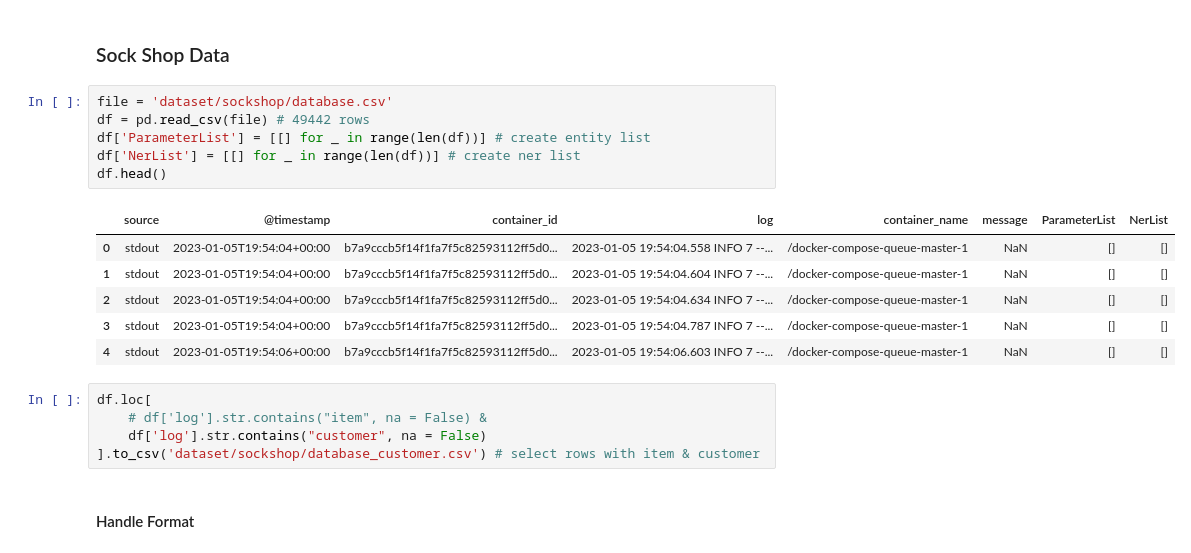
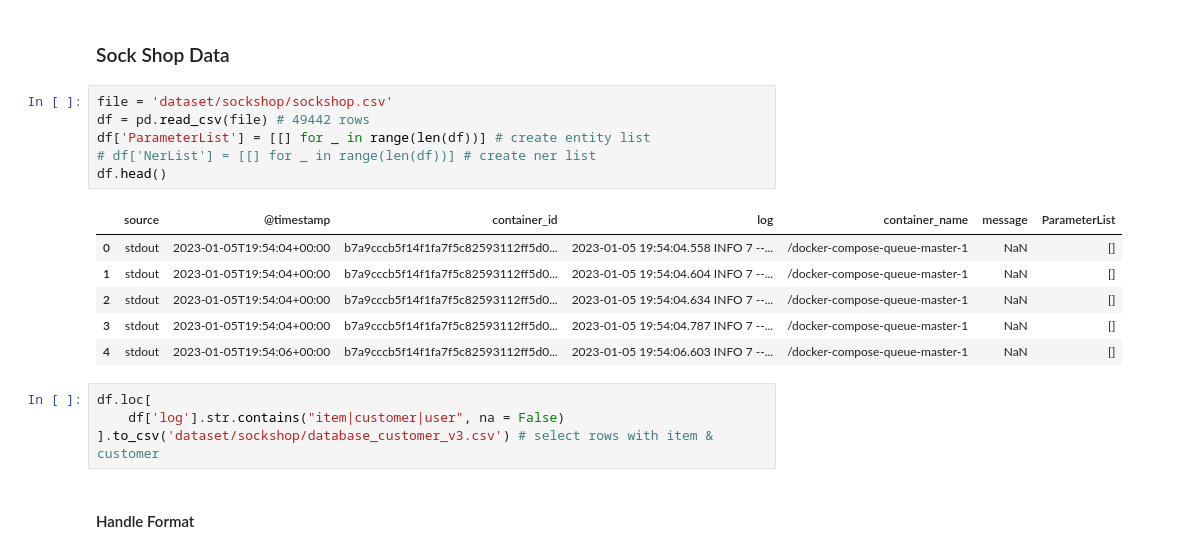
Before and after one commit to yul091/Loggraph, a Jupyter notebook: prompt.ipynb, the cells around one changed output. Cells and saved outputs as stored; diff of their text form.

```diff
--- a/prompt.ipynb
+++ b/prompt.ipynb
@@ -1662,23 +1662,22 @@ print(b0.s[:,1].nonzero().size()[0])
 # %% [markdown]
 ### Sock Shop Data
 # %%
-file = 'dataset/sockshop/database.csv'
+file = 'dataset/sockshop/sockshop.csv'
 df = pd.read_csv(file) # 49442 rows
 df['ParameterList'] = [[] for _ in range(len(df))] # create entity list
-df['NerList'] = [[] for _ in range(len(df))] # create ner list
+# df['NerList'] = [[] for _ in range(len(df))] # create ner list
 df.head()
 # %% [output]
-|  | source | @timestamp | container_id | log | container_name | message | ParameterList | NerList |
-| 0 | stdout | 2023-01-05T19:54:04+00:00 | b7a9cccb5f14f1fa7f5c82593112ff5d0... | 2023-01-05 19:54:04.558 INFO 7 --... | /docker-compose-queue-master-1 | NaN | [] | [] |
-| 1 | stdout | 2023-01-05T19:54:04+00:00 | b7a9cccb5f14f1fa7f5c82593112ff5d0... | 2023-01-05 19:54:04.604 INFO 7 --... | /docker-compose-queue-master-1 | NaN | [] | [] |
-| 2 | stdout | 2023-01-05T19:54:04+00:00 | b7a9cccb5f14f1fa7f5c82593112ff5d0... | 2023-01-05 19:54:04.634 INFO 7 --... | /docker-compose-queue-master-1 | NaN | [] | [] |
-| 3 | stdout | 2023-01-05T19:54:04+00:00 | b7a9cccb5f14f1fa7f5c82593112ff5d0... | 2023-01-05 19:54:04.787 INFO 7 --... | /docker-compose-queue-master-1 | NaN | [] | [] |
-| 4 | stdout | 2023-01-05T19:54:06+00:00 | b7a9cccb5f14f1fa7f5c82593112ff5d0... | 2023-01-05 19:54:06.603 INFO 7 --... | /docker-compose-queue-master-1 | NaN | [] | [] |
+|  | source | @timestamp | container_id | log | container_name | message | ParameterList |
+| 0 | stdout | 2023-01-05T19:54:04+00:00 | b7a9cccb5f14f1fa7f5c82593112ff5d0... | 2023-01-05 19:54:04.558 INFO 7 --... | /docker-compose-queue-master-1 | NaN | [] |
+| 1 | stdout | 2023-01-05T19:54:04+00:00 | b7a9cccb5f14f1fa7f5c82593112ff5d0... | 2023-01-05 19:54:04.604 INFO 7 --... | /docker-compose-queue-master-1 | NaN | [] |
+| 2 | stdout | 2023-01-05T19:54:04+00:00 | b7a9cccb5f14f1fa7f5c82593112ff5d0... | 2023-01-05 19:54:04.634 INFO 7 --... | /docker-compose-queue-master-1 | NaN | [] |
+| 3 | stdout | 2023-01-05T19:54:04+00:00 | b7a9cccb5f14f1fa7f5c82593112ff5d0... | 2023-01-05 19:54:04.787 INFO 7 --... | /docker-compose-queue-master-1 | NaN | [] |
+| 4 | stdout | 2023-01-05T19:54:06+00:00 | b7a9cccb5f14f1fa7f5c82593112ff5d0... | 2023-01-05 19:54:06.603 INFO 7 --... | /docker-compose-queue-master-1 | NaN | [] |
 # %%
 df.loc[
-    # df['log'].str.contains("item", na = False) &
-    df['log'].str.contains("customer", na = False)
-].to_csv('dataset/sockshop/database_customer.csv') # select rows with item & customer
+    df['log'].str.contains("item|customer|user", na = False)
+].to_csv('dataset/sockshop/database_customer_v3.csv') # select rows with item & customer
 # %% [markdown]
 #### Handle Format
 # %%
```
Also changed, not shown: parts of 7 cells of this notebook, 7 other files.
